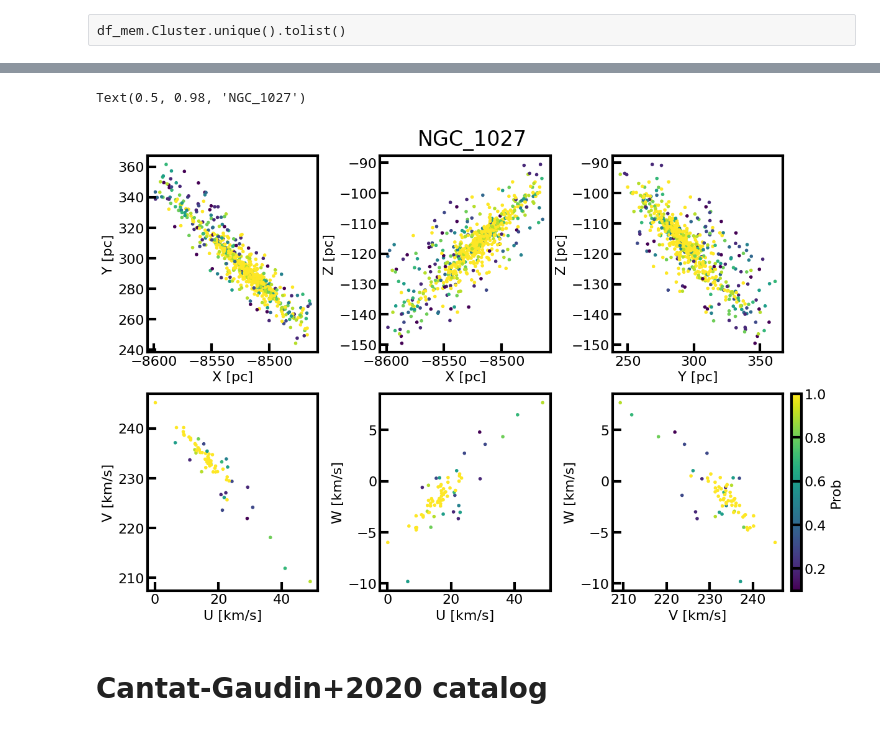
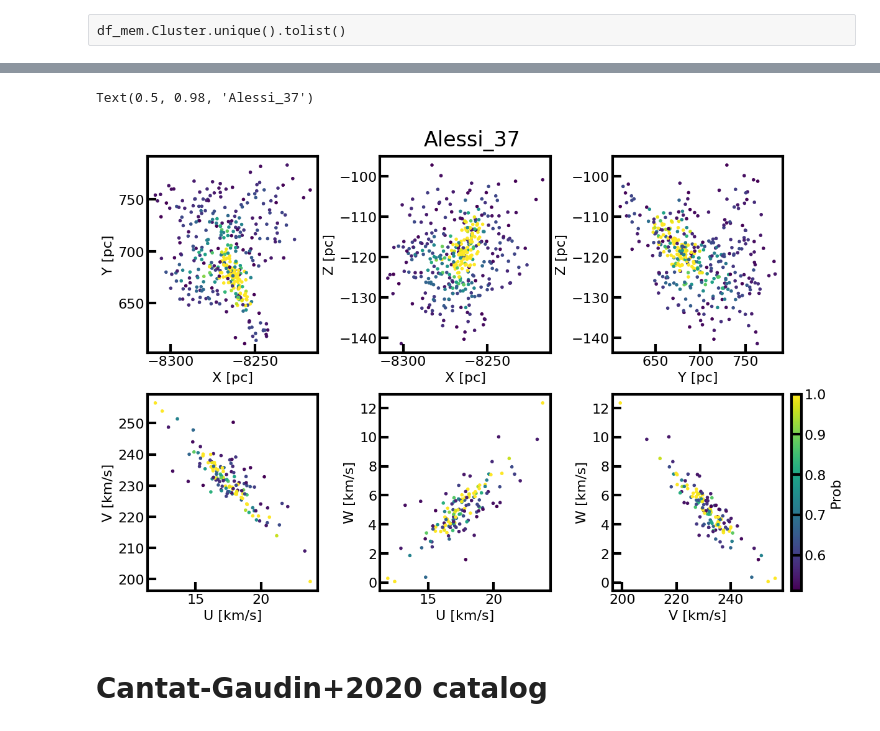
Before and after one commit to jpdeleon/wakai, a Jupyter notebook: notebooks/cluster_catalog.ipynb, the cells around one changed output, grey strips where cells are left out. Cells and saved outputs as stored; diff of their text form; code cells hidden in the pictures.

```diff
--- a/notebooks/cluster_catalog.ipynb
+++ b/notebooks/cluster_catalog.ipynb
@@ -109,5 +166,0 @@ Downloading all tables in J/A+A/686/A42 from vizier.
-# %%
-from catalog import CatalogDownloader
-
-cd = CatalogDownloader(catalog_name="Hunt2023", catalog_type="cluster")
-tabs = cd.get_tables_from_vizier(row_limit=-1, save=True)
@@ -139,9 +184,9 @@ df_mem.head()
 df_mem.Cluster.unique().tolist()
 # %%
 #replace name to be compatible with other catalogs' naming formats
-df_mem = df_mem.rename({"Cluster": "Name",
-                        "Source": "GaiaDR3",
-                        "Proba": "Prob",
+df_mem = df_mem.rename({#"Cluster": "Name",
+                        # "Source": "GaiaDR3",
+                        # "Proba": "Prob",
                         "RA_ICRS": "ra",
                         "DE_ICRS": "dec",
                         "pmRA": "pmra",
@@ -160,24 +205,24 @@ df_mem.head()
 # %%
 %matplotlib inline
 
 from catalog import plot_xyz_uvw
 
-cname = "NGC_1039"
+cname = "Alessi_37"
 d = df_mem.query("Name==@cname")
 assert len(d)>0
 assert sum(d.Prob>0.5)>10
 fig = plot_xyz_uvw(d,
                    color='Prob',
                    # target_gaiaid=gaiaid,
                    # target_label=f"TOI-{toiid}\nProb={prob*100:.1f}%",
                    # target_color="r",
                    # target_size=500,
                    marker='.',
                    cmap="viridis");
 fig.suptitle(cname)
 # %% [output]
-Text(0.5, 0.98, 'NGC_1027')
+Text(0.5, 0.98, 'Alessi_37')
-[figure, old version]
+[figure, new version]
 # %% [markdown]
 # Cantat-Gaudin+2020 catalog
 # %%
```
Also changed, not shown: parts of 15 cells of this notebook, 23 other files.
